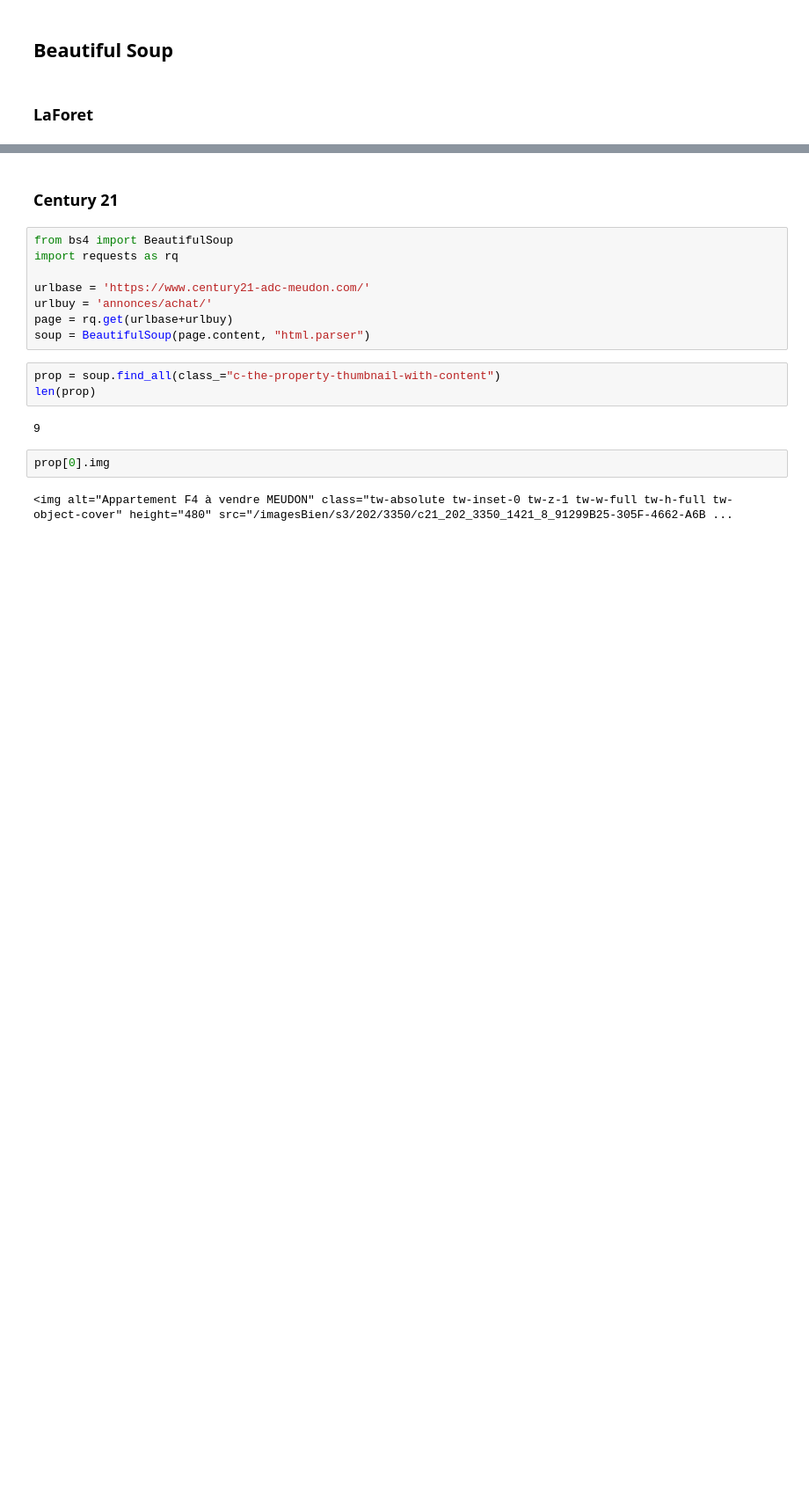
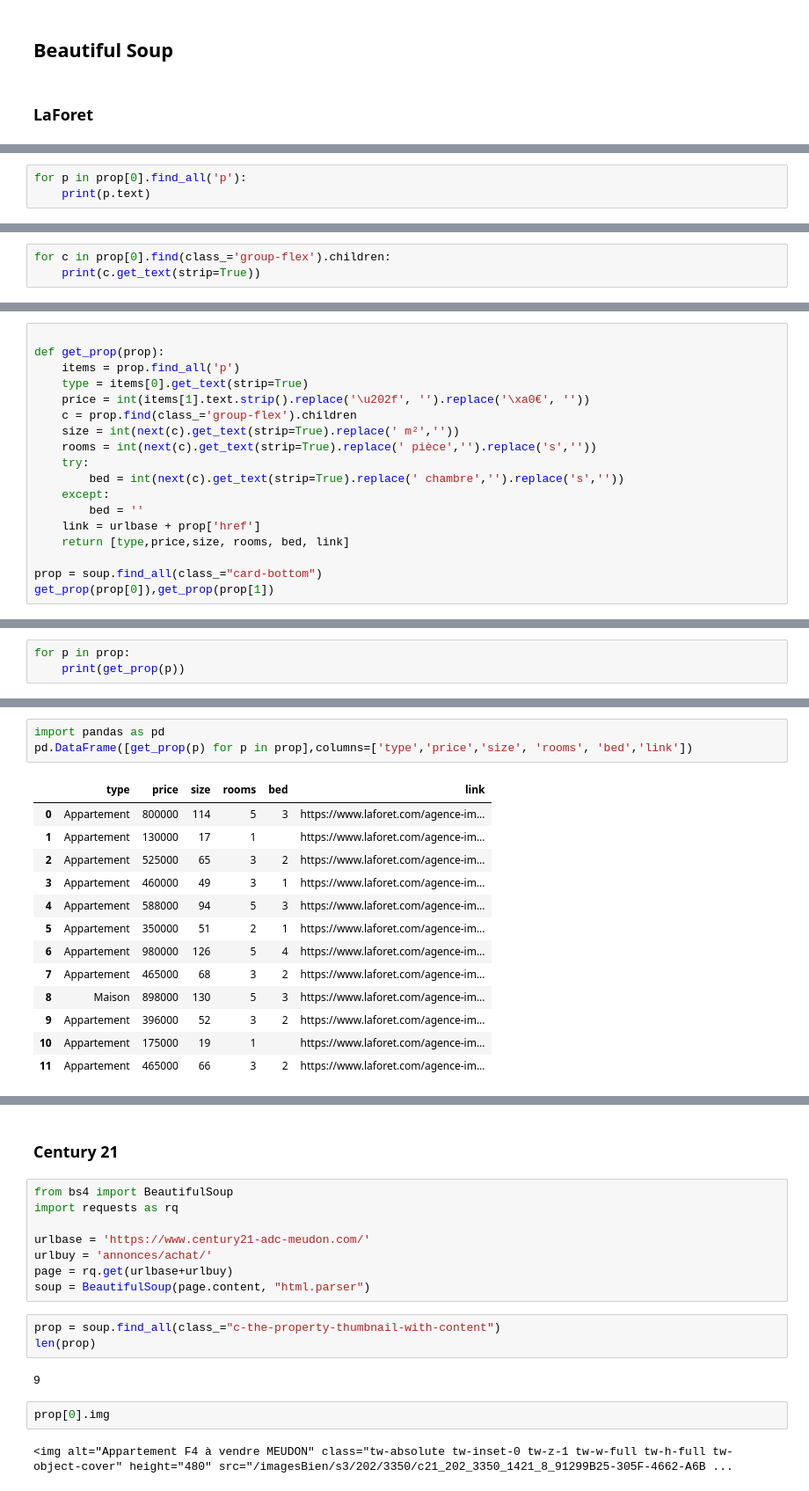
Before and after one commit to slevin48/immo-scraper, a Jupyter notebook: scraper.ipynb, the cells around one changed output, grey strips where cells are left out. Shown at 88% size. Drawn from its saved outputs; the diff is of its cells as text; blank space fills up the shorter version.

```diff
--- a/scraper.ipynb
+++ b/scraper.ipynb
@@ -92,0 +58,3 @@ soup.find_all(class_="property-card__overlay__body")[0]
+# %%
+for p in prop[0].find_all('p'):
+    print(p.text)
@@ -92,0 +68,3 @@ soup.find_all(class_="property-card__overlay__body")[0]
+# %%
+for c in prop[0].find(class_='group-flex').children:
+    print(c.get_text(strip=True))
@@ -92,0 +75,18 @@ soup.find_all(class_="property-card__overlay__body")[0]
+# %%
+
+def get_prop(prop):
+    items = prop.find_all('p')
+    type = items[0].get_text(strip=True)
+    price = int(items[1].text.strip().replace('\u202f', '').replace('\xa0€', ''))
+    c = prop.find(class_='group-flex').children
+    size = int(next(c).get_text(strip=True).replace(' m²',''))
+    rooms = int(next(c).get_text(strip=True).replace(' pièce','').replace('s',''))
+    try:
+        bed = int(next(c).get_text(strip=True).replace(' chambre','').replace('s',''))
+    except:
+        bed = ''
+    link = urlbase + prop['href']
+    return [type,price,size, rooms, bed, link]
+
+prop = soup.find_all(class_="card-bottom")
+get_prop(prop[0]),get_prop(prop[1])
@@ -92,0 +106,3 @@ soup.find_all(class_="property-card__overlay__body")[0]
+# %%
+for p in prop:
+    print(get_prop(p))
@@ -93 +122,18 @@ soup.find_all(class_="property-card__overlay__body")[0]
+# %%
+import pandas as pd
+pd.DataFrame([get_prop(p) for p in prop],columns=['type','price','size', 'rooms', 'bed','link'])
+# %% [output]
+|  | type | price | size | rooms | bed | link |
+| 0 | Appartement | 800000 | 114 | 5 | 3 | https://www.laforet.com/agence-im... |
+| 1 | Appartement | 130000 | 17 | 1 |  | https://www.laforet.com/agence-im... |
+| 2 | Appartement | 525000 | 65 | 3 | 2 | https://www.laforet.com/agence-im... |
+| 3 | Appartement | 460000 | 49 | 3 | 1 | https://www.laforet.com/agence-im... |
+| 4 | Appartement | 588000 | 94 | 5 | 3 | https://www.laforet.com/agence-im... |
+| 5 | Appartement | 350000 | 51 | 2 | 1 | https://www.laforet.com/agence-im... |
+| 6 | Appartement | 980000 | 126 | 5 | 4 | https://www.laforet.com/agence-im... |
+| 7 | Appartement | 465000 | 68 | 3 | 2 | https://www.laforet.com/agence-im... |
+| 8 | Maison | 898000 | 130 | 5 | 3 | https://www.laforet.com/agence-im... |
+| 9 | Appartement | 396000 | 52 | 3 | 2 | https://www.laforet.com/agence-im... |
+| 10 | Appartement | 175000 | 19 | 1 |  | https://www.laforet.com/agence-im... |
+| 11 | Appartement | 465000 | 66 | 3 | 2 | https://www.laforet.com/agence-im... |
 # %%
```
Also changed, not shown: parts of 31 cells of this notebook, 2 other files.
